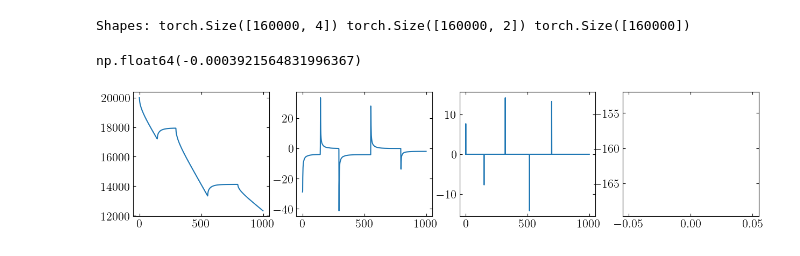
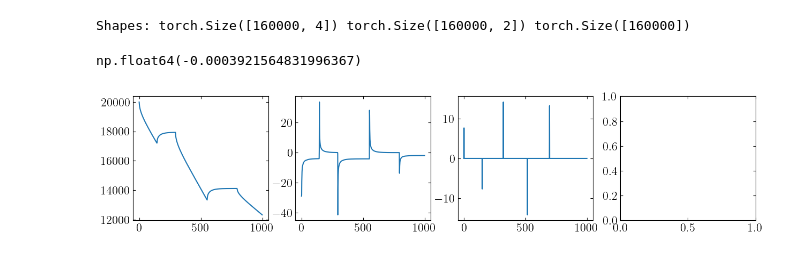
Before and after one commit to j-haralds/MSc_thesis, a Jupyter notebook: program/BasicEulerNN/5.1_JN_c_cdot.ipynb, the cells around one changed output. Cells and saved outputs as stored; diff of their text form; code cells hidden in the pictures.

```diff
--- a/program/BasicEulerNN/5.1_JN_c_cdot.ipynb
+++ b/program/BasicEulerNN/5.1_JN_c_cdot.ipynb
@@ -216,19 +217,19 @@ Shapes: torch.Size([160000, 4]) torch.Size([160000, 2]) torch.Size([160000])
 # %%
 
 # dc_dI = np.gradient(cn_test[0, :].ravel(), I_test[0, :].ravel())  # Numerical gradient w.r.t. I
 
 # dc_dI = cn_dot_test[0, :] / (dI_test[0, :] + 1e-8)  # Add small epsilon to avoid division by zero
 
 fig, axes = plt.subplots(1, 4, figsize=(15, 3))
 axes[0].plot(cn_test[0, :], label='cn')
 axes[1].plot(cn_dot_test[0, :], label='valid')
 axes[2].plot(dI_n[0, :], label='dI')
-axes[3].plot(dc_dI, label='cdot')
+# axes[3].plot(dc_dI, label='cdot')
 
 dI_n[0, :].mean()
 # %% [output]
 np.float64(-0.0003921564831996367)
-[figure, old version]
+[figure, new version]
 # %%
 ''' Mk 1 '''
 class Net(nn.Module):
```
Also changed, not shown: parts of 5 cells of this notebook, 1 other file.
